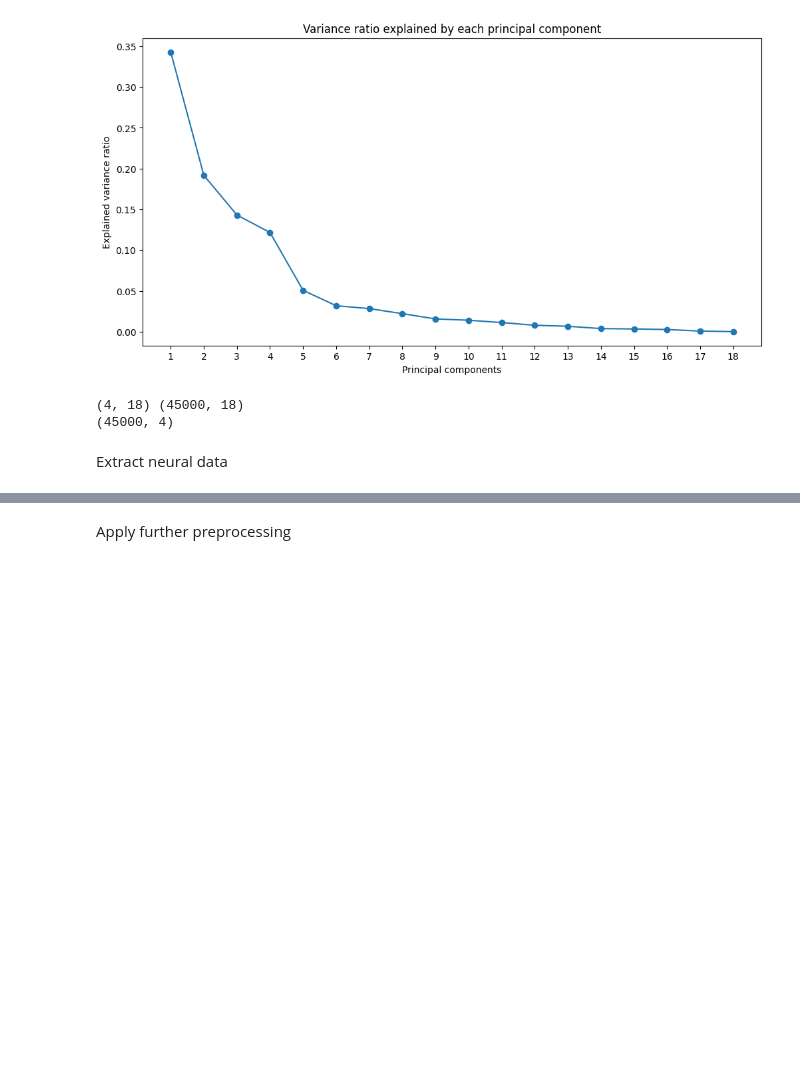
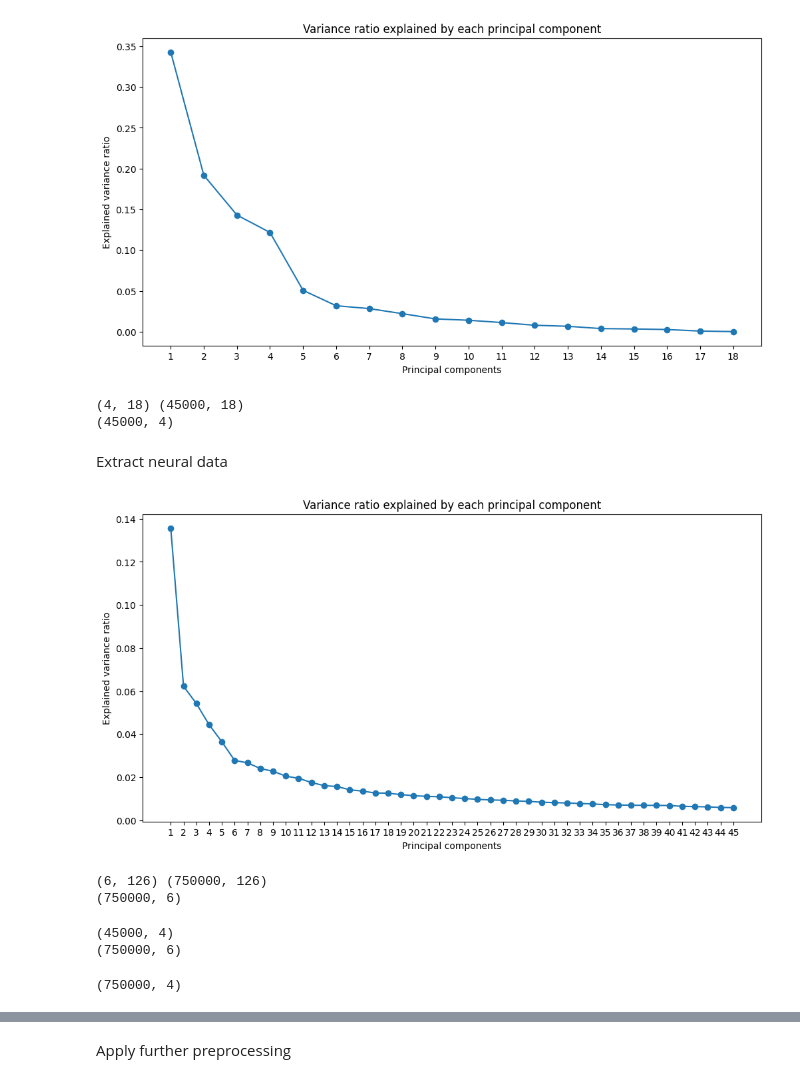
Before and after one commit to mserhat1/NMA_Project, a Jupyter notebook: notebook_for_plotting.ipynb, the cells around one changed output, grey strips where cells are left out. Saved outputs shown, nothing was run; the diff lists cells and outputs as text; code cells hidden in the pictures; blank space fills up the shorter version.

```diff
--- a/notebook_for_plotting.ipynb
+++ b/notebook_for_plotting.ipynb
@@ -70,3 +78,28 @@ channel = 'all'
 time_window = (55000, 56500)
 
 ecog_data = extract_neural_data(nwbfile, channel=channel, time_window=time_window)
+# %%
+from functions.analysis import ecog_pca
+
+neural_pca = ecog_pca(ecog_data, time_window=(55000, 56500), n_components=0.80, plot=True)
+# %% [output]
+[figure, added]
+# %%
+chosen_pcs = 6
+neural_data = neural_pca['kp_data']
+pcs = neural_pca['components'] # (n_components, n_features)
+top_pcs = pcs[:chosen_pcs, :]
+
+print(top_pcs.shape, neural_data.shape)
+projected_neural = neural_data @ top_pcs.T
+
+print(projected_neural.shape) # (n_samples, n_components)
+# %% [output]
+(6, 126) (750000, 126)
+(750000, 6)
+# %%
+print(projected_spatial.shape)
+print(projected_neural.shape)
+# %% [output]
+(45000, 4)
+(750000, 6)
@@ -72,0 +124,4 @@ ecog_data = extract_neural_data(nwbfile, channel=channel, time_window=time_windo
+# %%
+spatial_interp = time_interpolate(projected_spatial, projected_neural)
+# %% [output]
+(750000, 4)
```
Also changed, not shown: parts of 11 cells of this notebook.
